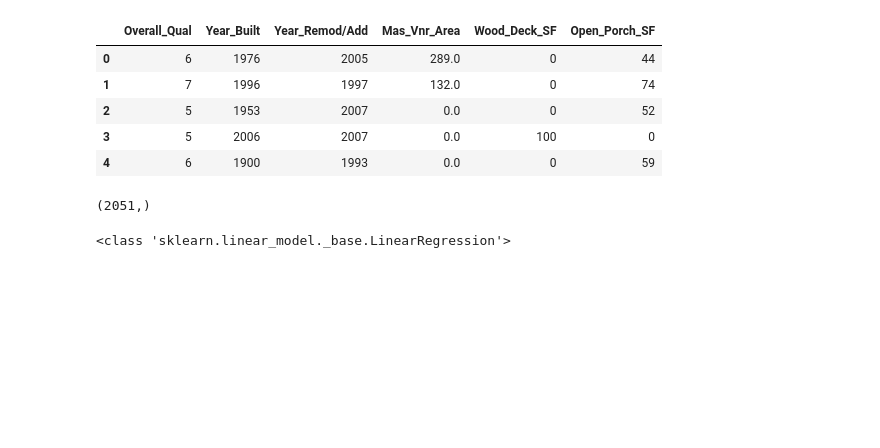
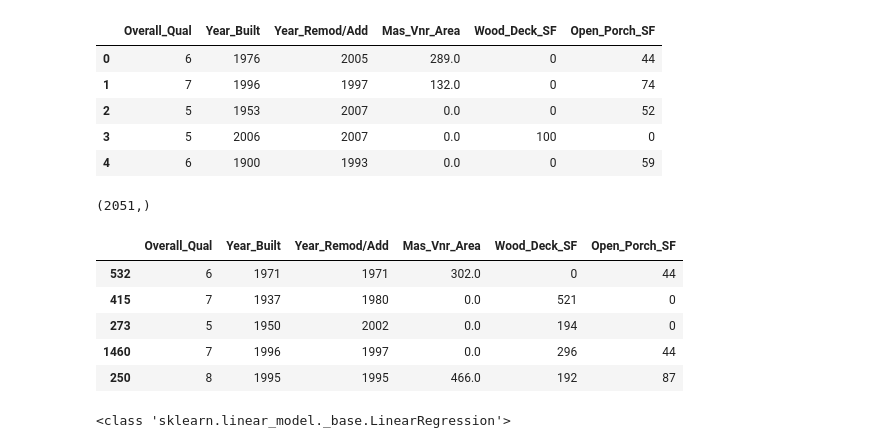
Before and after one commit to Osei7/housing_price-predictions, a Jupyter notebook: code/Notebook 1.ipynb, the cells around one changed output. Saved outputs shown, nothing was run; the diff lists cells and outputs as text; code cells hidden in the pictures; blank space fills up the shorter version.

```diff
--- a/code/Notebook 1.ipynb
+++ b/code/Notebook 1.ipynb
@@ -258,6 +260,16 @@ y = dftrain['SalePrice']
 y.shape
 # %% [output]
 (2051,)
+# %%
+X_train, X_test, y_train, y_test = train_test_split(X, y, random_state=42)
+X_train.head()
+# %% [output]
+|  | Overall_Qual | Year_Built | Year_Remod/Add | Mas_Vnr_Area | Wood_Deck_SF | Open_Porch_SF |
+| 532 | 6 | 1971 | 1971 | 302.0 | 0 | 44 |
+| 415 | 7 | 1937 | 1980 | 0.0 | 521 | 0 |
+| 273 | 5 | 1950 | 2002 | 0.0 | 194 | 0 |
+| 1460 | 7 | 1996 | 1997 | 0.0 | 296 | 44 |
+| 250 | 8 | 1995 | 1995 | 466.0 | 192 | 87 |
 # %%
 lr = LinearRegression()
 # %%
```
Also changed, not shown: parts of 17 cells of this notebook.
